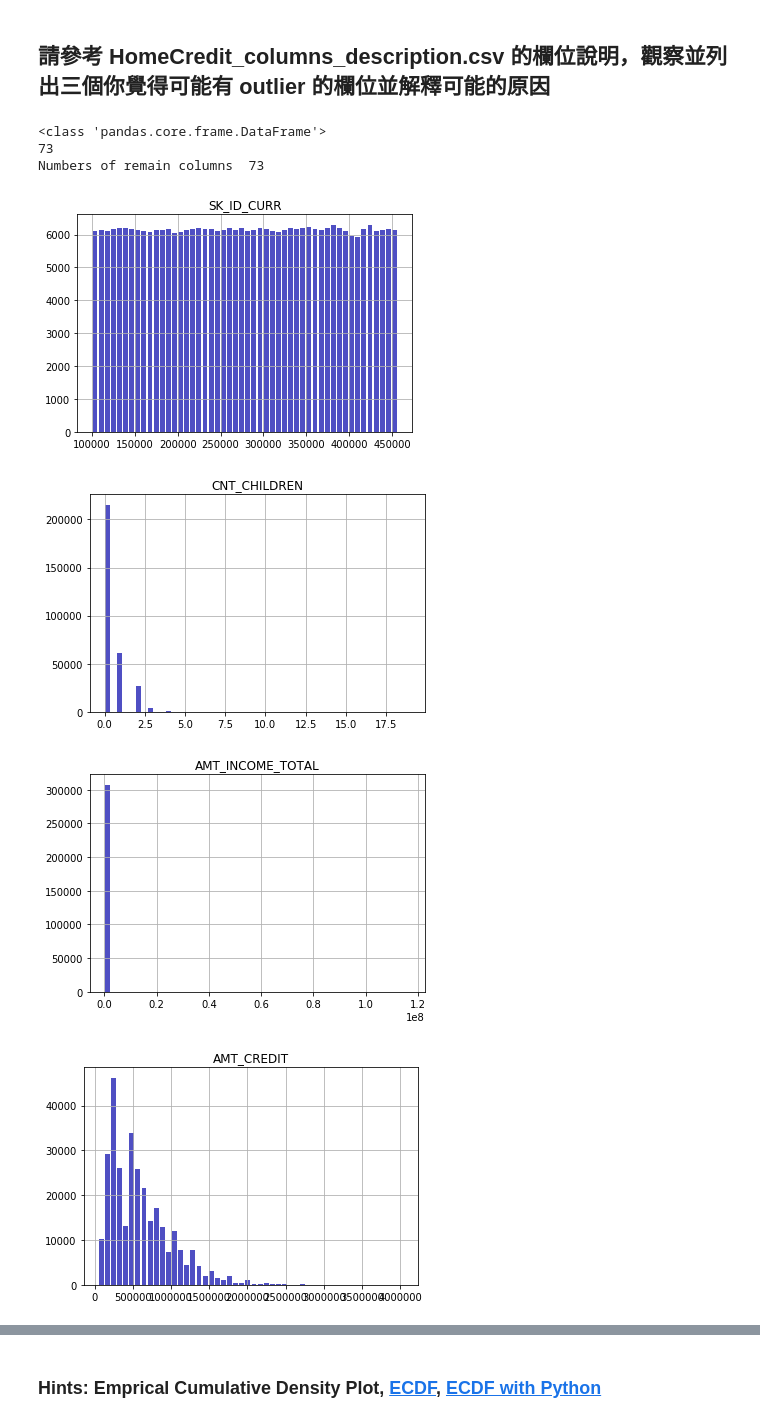
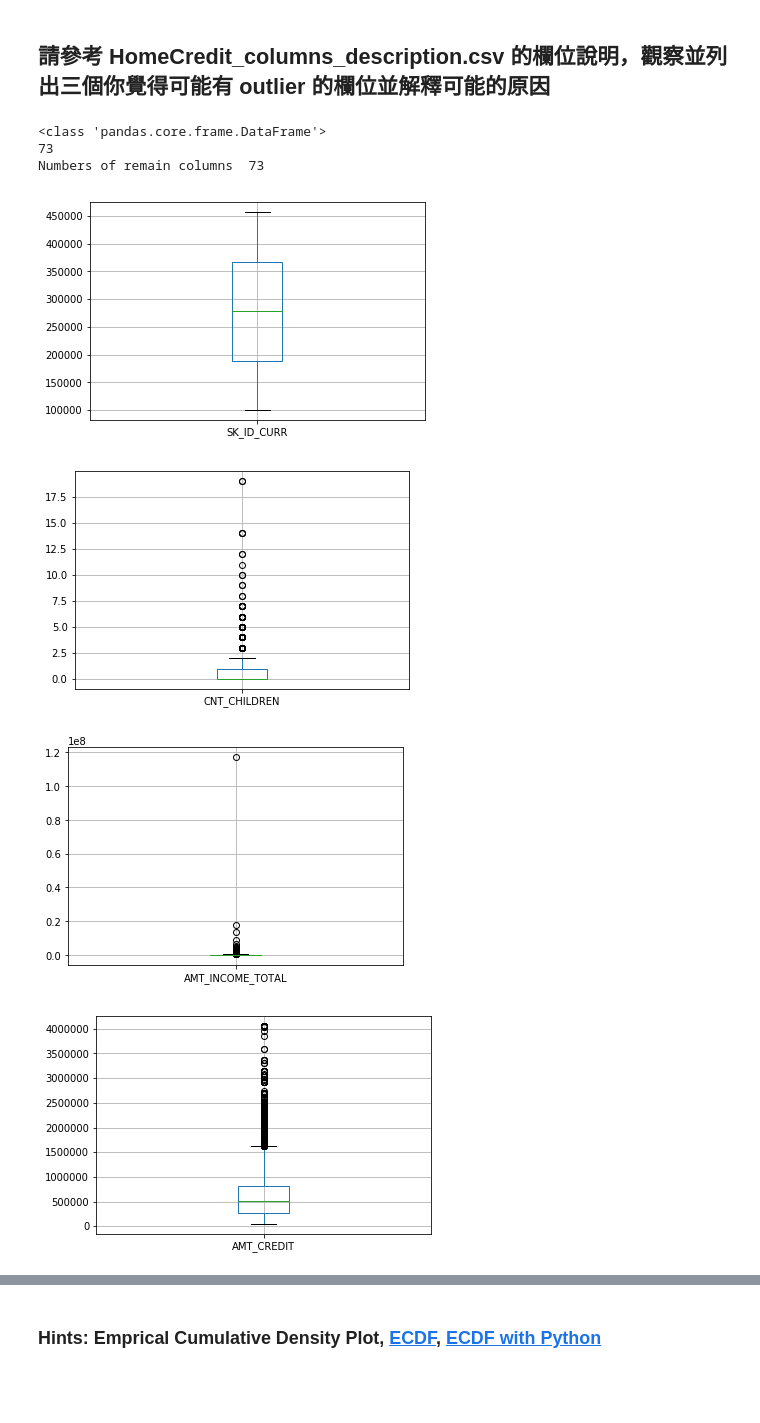
Before and after one commit to phoebe0511/2nd-ML100Days, a Jupyter notebook: homework/Day_006_HW.ipynb, the cells around one changed output, grey strips where cells are left out. Cells and saved outputs as stored; diff of their text form; code cells hidden in the pictures; blank space fills up the shorter version.

```diff
--- a/homework/Day_006_HW.ipynb
+++ b/homework/Day_006_HW.ipynb
@@ -44,30 +44,31 @@ dtype: int64
 # %%
 # 先篩選數值型的欄位
 """
 YOUR CODE HERE, fill correct data types (for example str, float, int, ...)
 """
 dtype_select = app_train.select_dtypes(exclude=["object"])
 #print(dtype_select)
 numeric_columns = dtype_select.apply(lambda x:len(x.unique()) > 2)
 #numeric_columns = list(app_train.columns[list(app_train.dtypes.isin(dtype_select))])
 
 # 再把只有 2 值 (通常是 0,1) 的欄位去掉
 #numeric_columns = list(app_train[numeric_columns].columns[list(app_train[numeric_columns].apply(lambda x:len(x.unique())!=2 ))])
 numeric_columns = app_train[dtype_select.columns[numeric_columns]]
 print(type(numeric_columns))
 print(len(numeric_columns.columns))
 print("Numbers of remain columns ", len(numeric_columns.columns))
 
 # 檢視這些欄位的數值範圍
 for col in numeric_columns.columns:
-    app_train[col].hist(bins=50, color='#0504aa', rwidth=0.8, alpha=0.7)
-    plt.title(col)
+    #app_train[col].hist(bins=50, color='#0504aa', rwidth=0.8, alpha=0.7)
+    #plt.title(col)
+    app_train.boxplot(col)
     plt.show()
 # %% [output]
 <class 'pandas.core.frame.DataFrame'>
 73
 Numbers of remain columns  73
-[figure, old version]
+[figure, new version]
-[figure, old version]
+[figure, new version]
-[figure, old version]
+[figure, new version]
-[figure, old version]
+[figure, new version]
```
Also changed, not shown: parts of 7 cells of this notebook.
